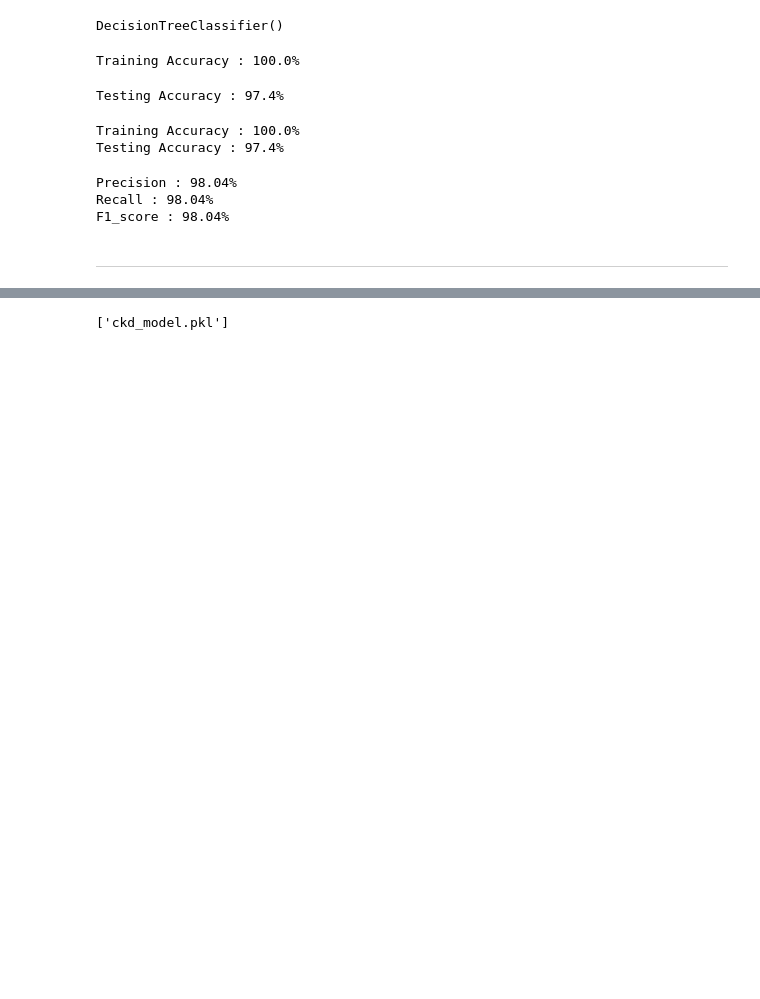
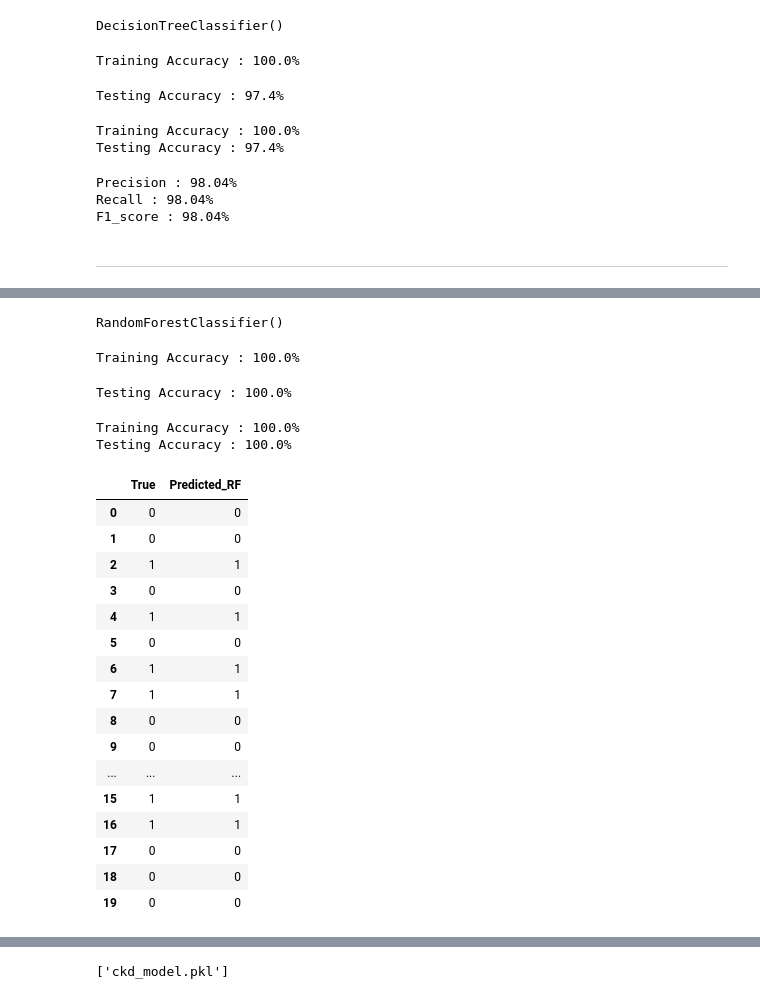
Before and after one commit to Magd-Elmohandes/Data-analysis, a Jupyter notebook: project.ipynb, the cells around one changed output, grey strips where cells are left out. Saved outputs shown, nothing was run; the diff lists cells and outputs as text; code cells hidden in the pictures; blank space fills up the shorter version.

```diff
--- a/project.ipynb
+++ b/project.ipynb
@@ -4290,0 +4352,4 @@ F1_score : 98.04%
+# %%
+model_RF.fit( x_train, y_train )
+# %% [output]
+RandomForestClassifier()
@@ -4290,0 +4358,39 @@ F1_score : 98.04%
+# %%
+# Calculating Training accuracy
+
+train_acc_rand_forrest = round( model_RF.score( x_train, y_train ) * 100, 2 )
+print( f'Training Accuracy : {train_acc_rand_forrest}%' )
+# %% [output]
+Training Accuracy : 100.0%
+# %%
+test_acc_rand_forrest = round( accuracy_score( y_test, y_pred_RF) * 100, 2 )
+print( f'Testing Accuracy : {test_acc_rand_forrest}%')
+# %% [output]
+Testing Accuracy : 100.0%
+# %%
+print( f'Training Accuracy : {train_acc_rand_forrest}%' )
+print( f'Testing Accuracy : {test_acc_rand_forrest}%' )
+# %% [output]
+Training Accuracy : 100.0%
+Testing Accuracy : 100.0%
+# %%
+evaluation_df_RF= pd.DataFrame({'True': y_test , "Predicted_RF":y_pred_RF})
+evaluation_df_RF.head(20)
+# %% [output]
+|  | True | Predicted_RF |
+| 0 | 0 | 0 |
+| 1 | 0 | 0 |
+| 2 | 1 | 1 |
+| 3 | 0 | 0 |
+| 4 | 1 | 1 |
+| 5 | 0 | 0 |
+| 6 | 1 | 1 |
+| 7 | 1 | 1 |
+| 8 | 0 | 0 |
+| 9 | 0 | 0 |
+| ... | ... | ... |
+| 15 | 1 | 1 |
+| 16 | 1 | 1 |
+| 17 | 0 | 0 |
+| 18 | 0 | 0 |
+| 19 | 0 | 0 |
```
Also changed, not shown: parts of 78 cells of this notebook.
